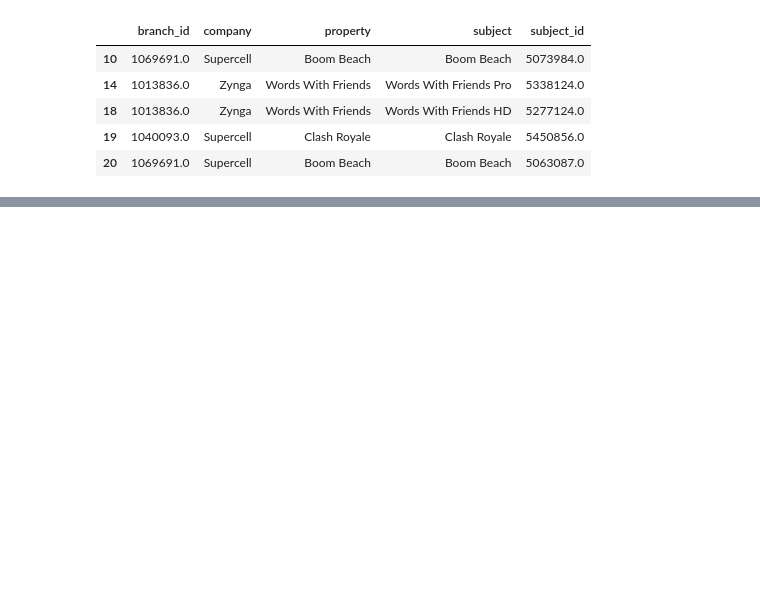
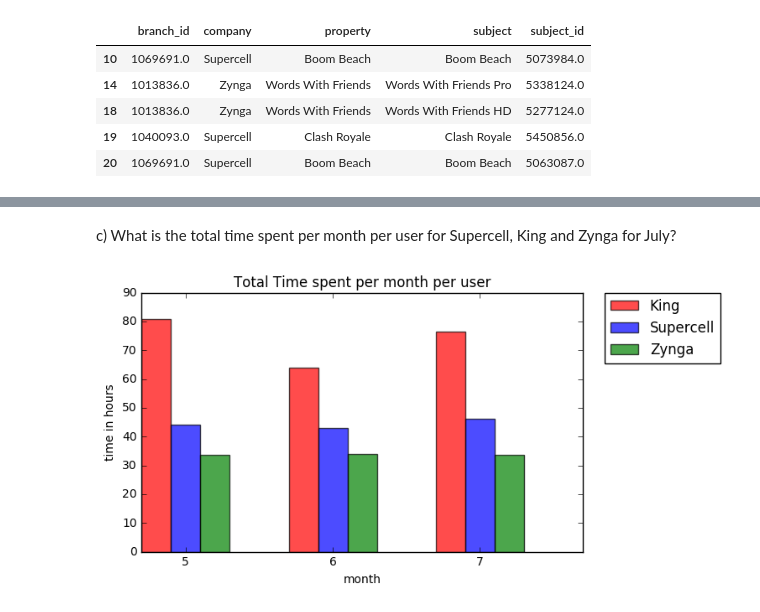
Before and after one commit to sudhNau/DataStuff, a Jupyter notebook: marketing/vertoData.ipynb, the cells around one changed output, grey strips where cells are left out. Drawn from its saved outputs; the diff is of its cells as text; code cells hidden in the pictures; blank space fills up the shorter version.

```diff
--- a/marketing/vertoData.ipynb
+++ b/marketing/vertoData.ipynb
@@ -64,0 +105,13 @@ dtype('<M8[ns]')
+# %% [markdown]
+c) What is the total time spent per month per user for Supercell, King and Zynga for July?
+# %%
+#Get session duration
+sessionData['session'] = sessionData['end_timestamp'] - sessionData['start_timestamp']
+#Group by monthly and count number of unique users as well as total session duration
+g = sessionData.groupby(['company','month']).agg({'user_id': lambda x: x.nunique(),
+                                                  'session': lambda x: x.sum()}).reset_index()
+g['sessionPerUser'] = (g['session']/g['user_id']).astype('timedelta64[s]')/3600.0
+spu = g.pivot(index='month',columns='company',values='sessionPerUser')
+plotBarsFromPivot(spu,"Total Time spent per month per user","month","time in hours")
+# %% [output]
+[figure, added]
```
Also changed, not shown: parts of 35 cells of this notebook.
